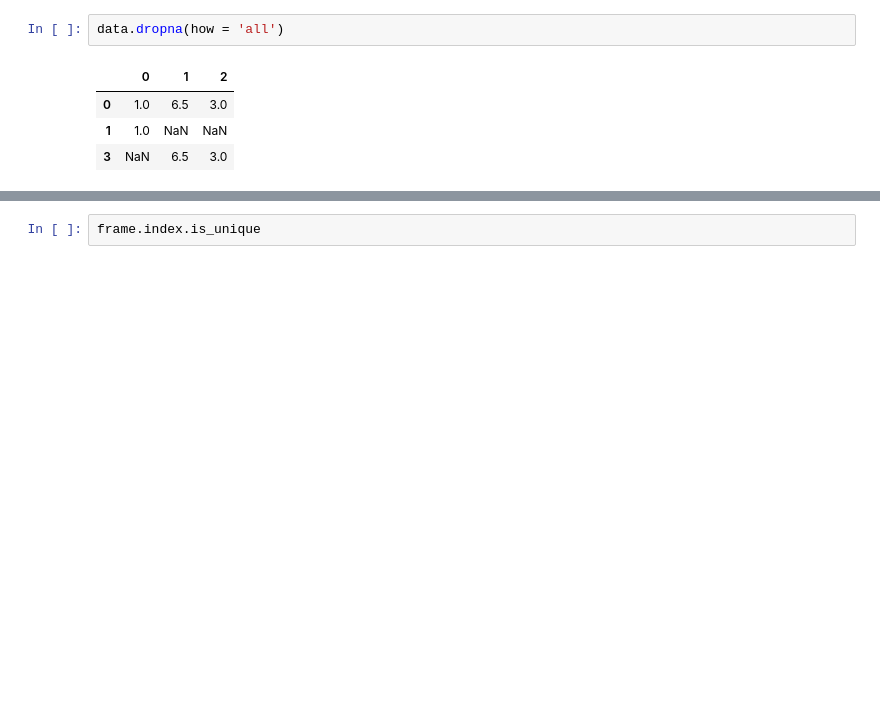
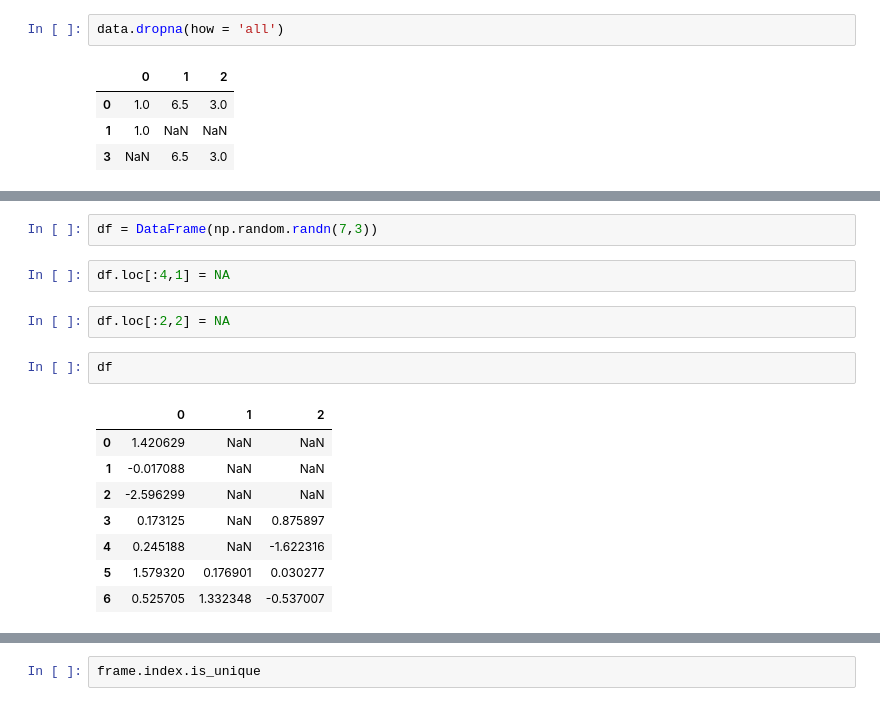
Before and after one commit to hwangyunju/DataAnalysis_basic, a Jupyter notebook: ch5_pandas.ipynb, the cells around one changed output, grey strips where cells are left out. Cells and saved outputs as stored; diff of their text form; blank space fills up the shorter version.

```diff
--- a/ch5_pandas.ipynb
+++ b/ch5_pandas.ipynb
@@ -1422,0 +1451,17 @@ data.dropna(how = 'all')
+# %%
+df = DataFrame(np.random.randn(7,3))
+# %%
+df.loc[:4,1] = NA
+# %%
+df.loc[:2,2] = NA
+# %%
+df
+# %% [output]
+|  | 0 | 1 | 2 |
+| 0 | 1.420629 | NaN | NaN |
+| 1 | -0.017088 | NaN | NaN |
+| 2 | -2.596299 | NaN | NaN |
+| 3 | 0.173125 | NaN | 0.875897 |
+| 4 | 0.245188 | NaN | -1.622316 |
+| 5 | 1.579320 | 0.176901 | 0.030277 |
+| 6 | 0.525705 | 1.332348 | -0.537007 |
```
Also changed, not shown: parts of 51 cells of this notebook.
